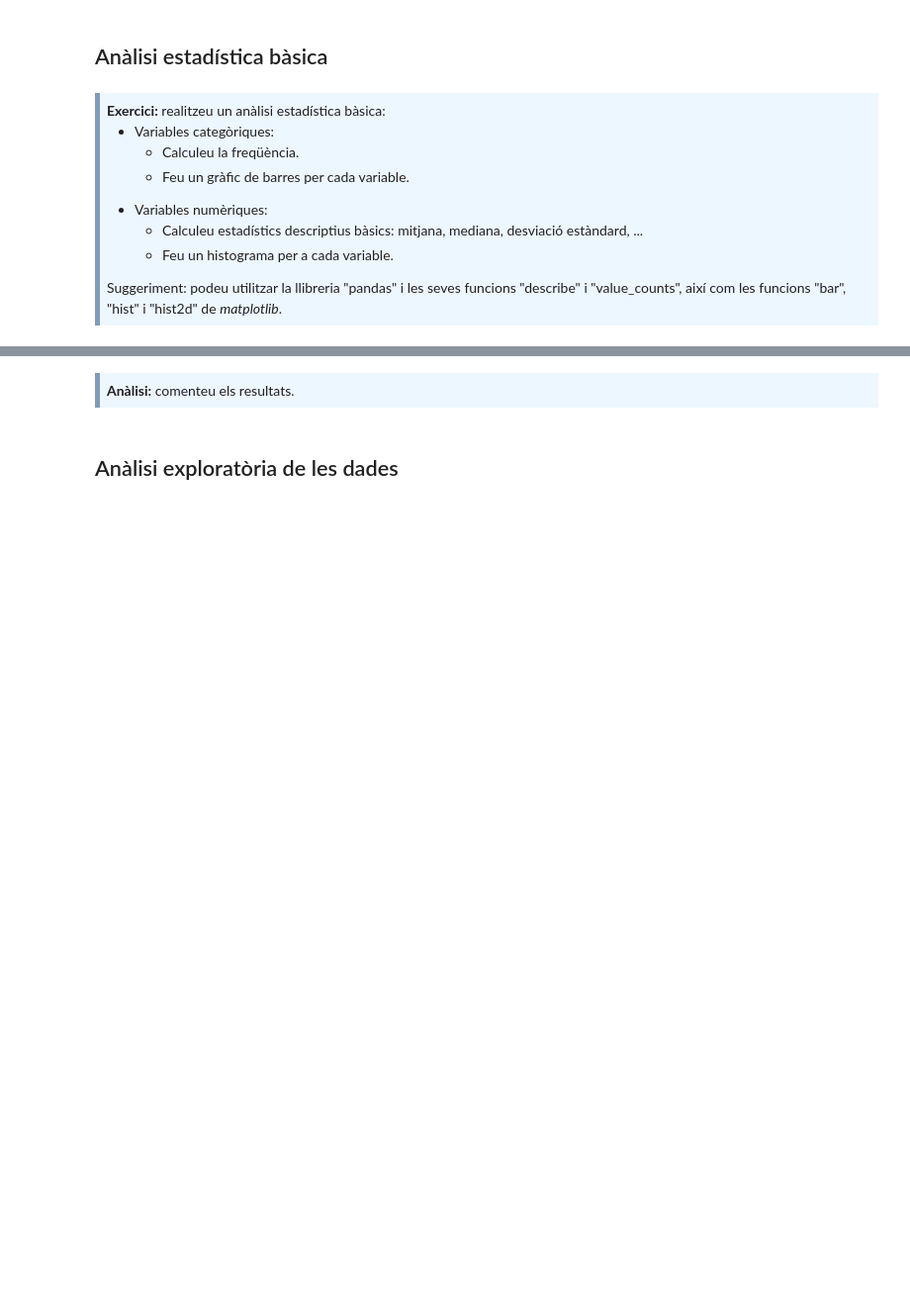
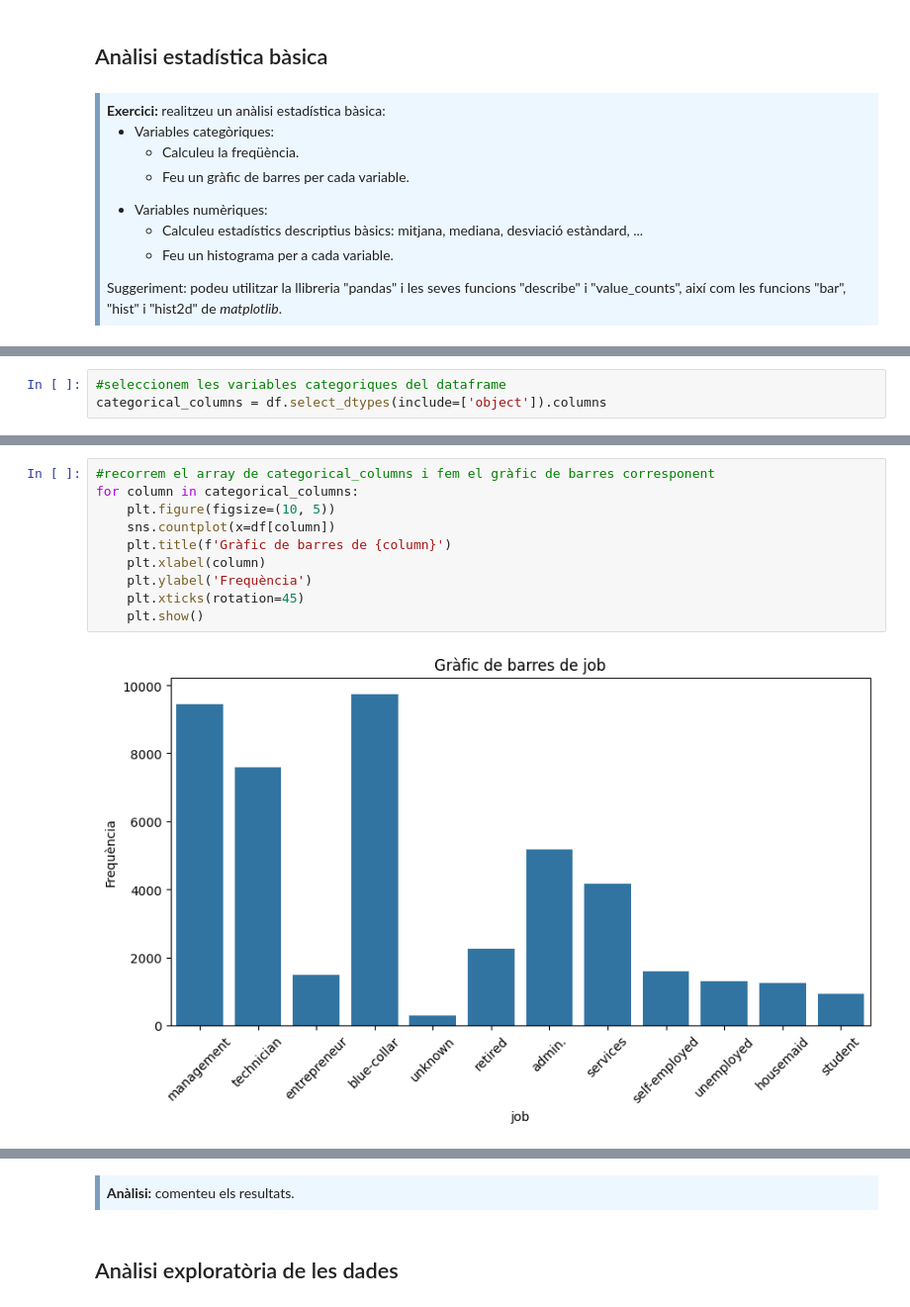
Before and after one commit to skril349/Aprenentatge_automatic, a Jupyter notebook: PAC_1/M2.991_20241_PAC1-Enunciat-1.ipynb, the cells around one changed output, grey strips where cells are left out. Shown: that part at 99% size. Saved outputs shown, nothing was run; the diff lists cells and outputs as text; blank space fills up the shorter version.

Commit message:
adding categorical graphs

```diff
--- a/PAC_1/M2.991_20241_PAC1-Enunciat-1.ipynb
+++ b/PAC_1/M2.991_20241_PAC1-Enunciat-1.ipynb
@@ -220,0 +249,3 @@ Suggeriment: podeu utilitzar la llibreria "pandas" i les seves funcions "describ
+# %%
+#seleccionem les variables categoriques del dataframe
+categorical_columns = df.select_dtypes(include=['object']).columns
@@ -220,0 +289,12 @@ Suggeriment: podeu utilitzar la llibreria "pandas" i les seves funcions "describ
+# %%
+#recorrem el array de categorical_columns i fem el gràfic de barres corresponent
+for column in categorical_columns:
+    plt.figure(figsize=(10, 5))
+    sns.countplot(x=df[column])
+    plt.title(f'Gràfic de barres de {column}')
+    plt.xlabel(column)
+    plt.ylabel('Frequència')
+    plt.xticks(rotation=45)
+    plt.show()
+# %% [output]
+[figure, added]
```
Also changed, not shown: parts of 7 cells of this notebook.
